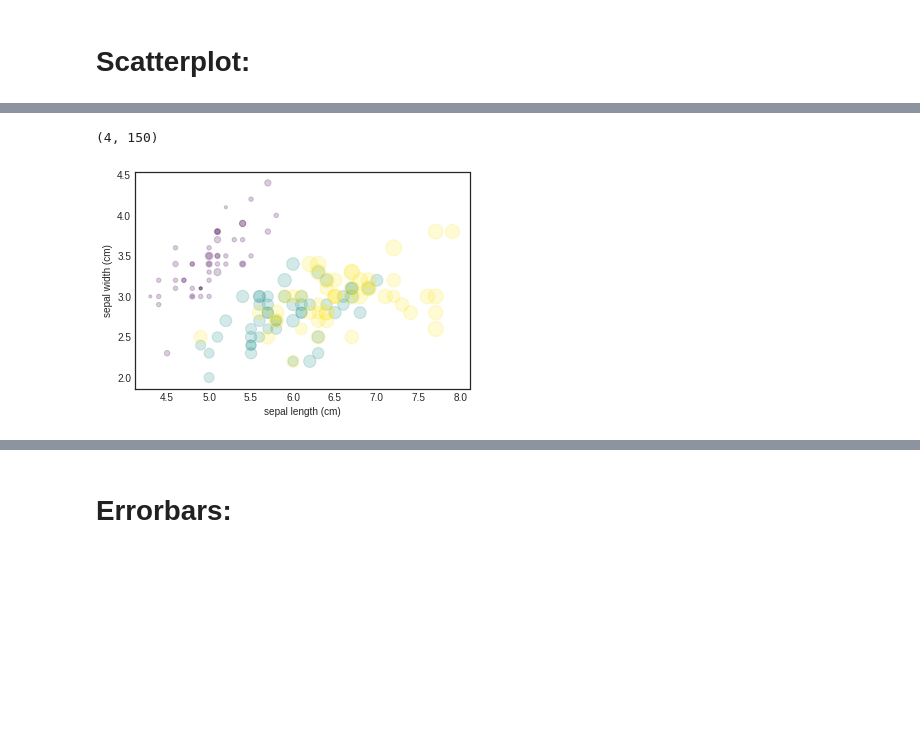
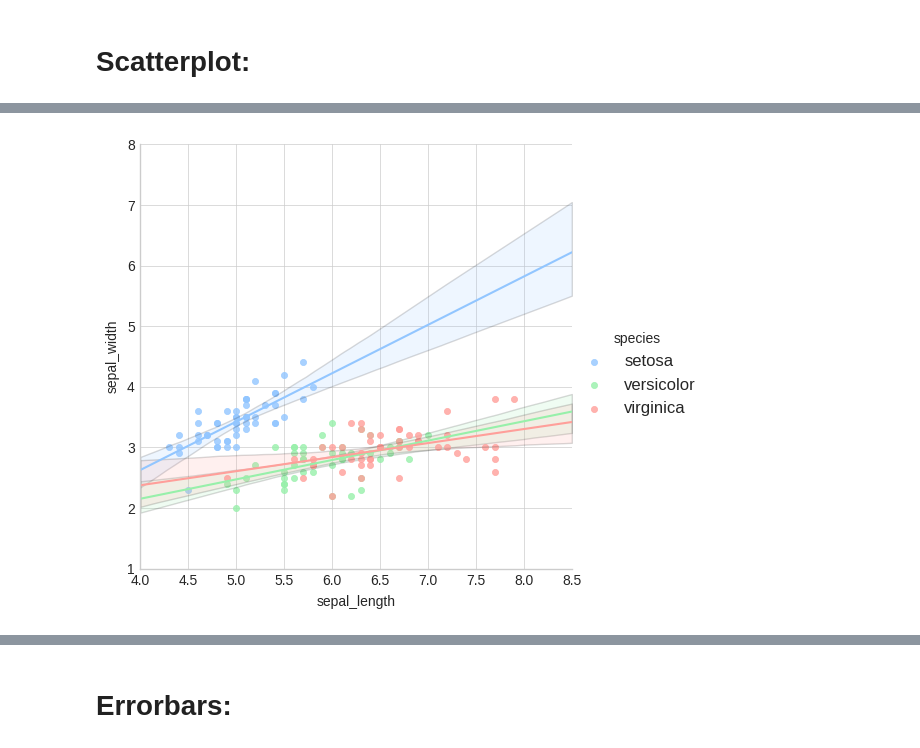
Before and after one commit to eholowko/bootcamp-jupyter-review, a Jupyter notebook: 5_matplotlib_syntax.ipynb, the cells around one changed output, grey strips where cells are left out. Drawn from its saved outputs; the diff is of its cells as text; code cells hidden in the pictures; blank space fills up the shorter version.

```diff
--- a/5_matplotlib_syntax.ipynb
+++ b/5_matplotlib_syntax.ipynb
@@ -92,2 +92,4 @@ plt.colorbar();
+# %%
+iris = sns.load_dataset("iris")
 # %%
-iris = load_iris()
+iris.head()
@@ -94,11 +103,5 @@ iris = load_iris()
-# %%
-features = iris.data.T
-features.shape
-# %% [output]
-(4, 150)
-# %%
-plt.scatter(features[0],features[1],alpha = 0.2, s= 100*features[3],c=iris.target,cmap='viridis')
-plt.xlabel(iris.feature_names[0])
-plt.ylabel(iris.feature_names[1]);
-# %% [output]
-[figure, removed]
+# %%
+with plt.style.context('seaborn-pastel'):
+    sns.lmplot(x="sepal_length",y="sepal_width",data = iris,hue = 'species',fit_reg=True);
+# %% [output]
+[figure, added]
```
Also changed, not shown: parts of 25 cells of this notebook.
